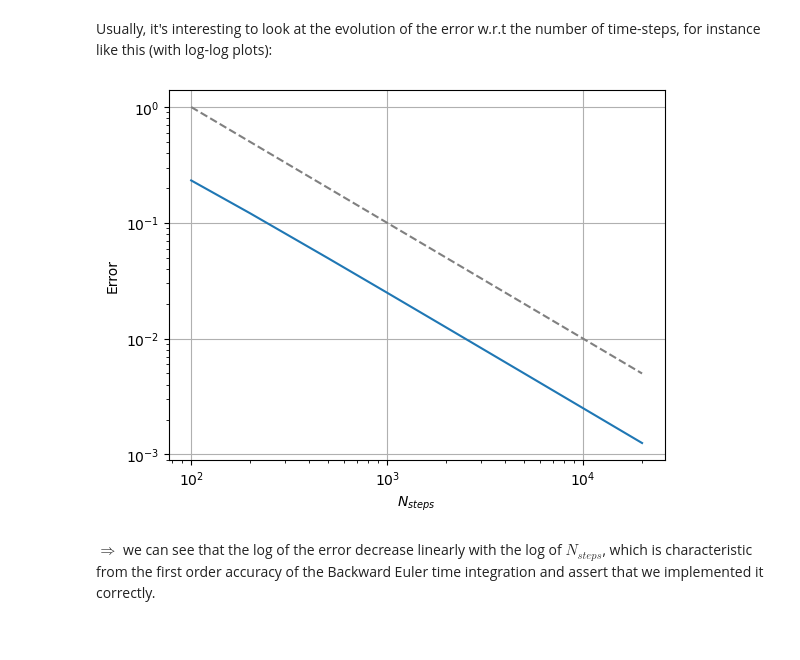
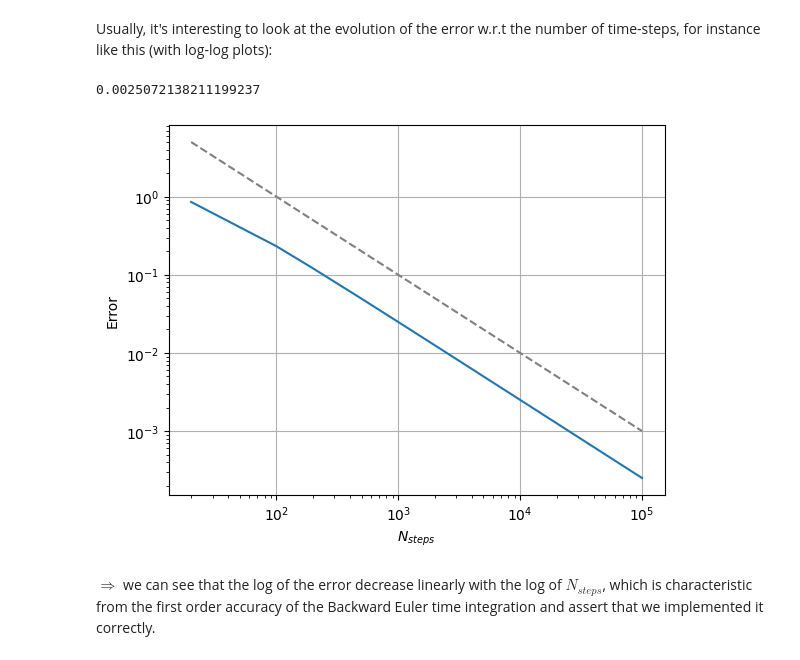
Before and after one commit to github-mathe/PinT-LIB, a Jupyter notebook: scripts/notebooks/dahlquist.ipynb, the cells around one changed output. Drawn from its saved outputs; the diff is of its cells as text; code cells hidden in the pictures.

```diff
--- a/scripts/notebooks/dahlquist.ipynb
+++ b/scripts/notebooks/dahlquist.ipynb
@@ -115,19 +115,21 @@ plt.legend(), plt.xlabel("$\Re(u)$"), plt.ylabel("$\Im(u)$"), plt.grid();
 # %% [markdown]
 Usually, it's interesting to look at the evolution of the error w.r.t the number of time-steps, for instance like this (with log-log plots):
 # %%
-nStepsVals = np.array([100, 200, 500, 1000, 2000, 5000, 10000, 20000])
+nStepsVals = np.array([20, 100, 200, 500, 1000, 2000, 5000, 10000, 20000, 100000])
 
 errors = []
 for nSteps in nStepsVals:
     _, uTh = analytical(1, 0, tEnd, nSteps)
     _, uNum = timeStepper(1, 0, tEnd, nSteps)
     errors.append(np.linalg.norm(uNum-uTh, ord=np.inf))     # use the L_infty norm to get the maximum absolute value difference
 
 plt.loglog(nStepsVals, errors)
 plt.loglog(nStepsVals, 1e2/nStepsVals, "--", c="gray")
 plt.xlabel("$N_{steps}$"), plt.ylabel("Error"), plt.grid();
+print(errors[7])
 # %% [output]
+0.0025072138211199237
-[figure, old version]
+[figure, new version]
 # %% [markdown]
 $\Rightarrow$ we can see that the log of the error decrease linearly with the log of $N_{steps}$, which is characteristic from the first order accuracy of the Backward Euler time integration and assert that we implemented it correctly.
 # %% [markdown]
```
Also changed, not shown: parts of 20 cells of this notebook.
